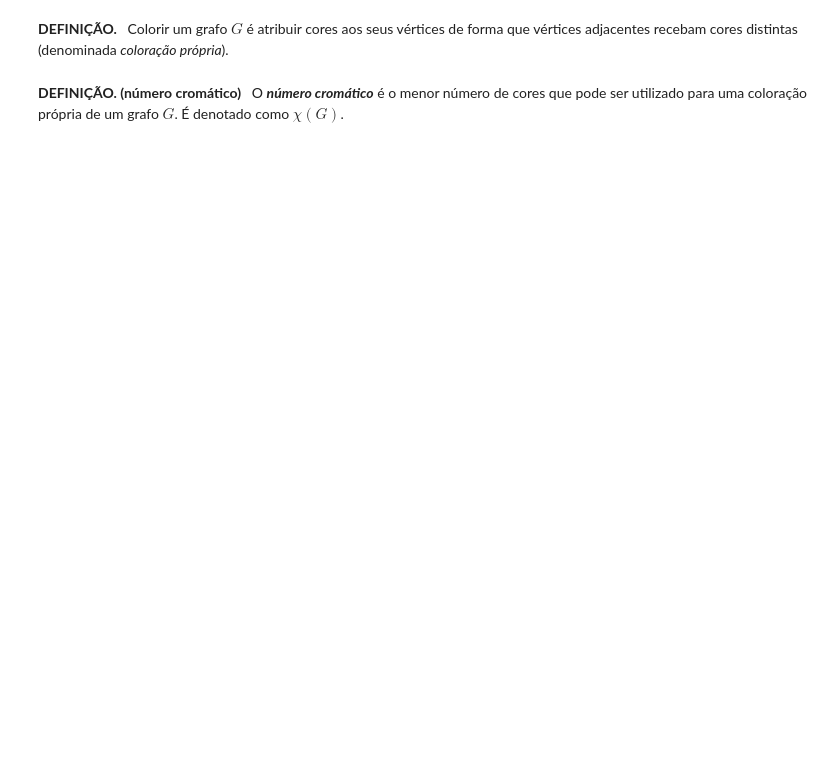
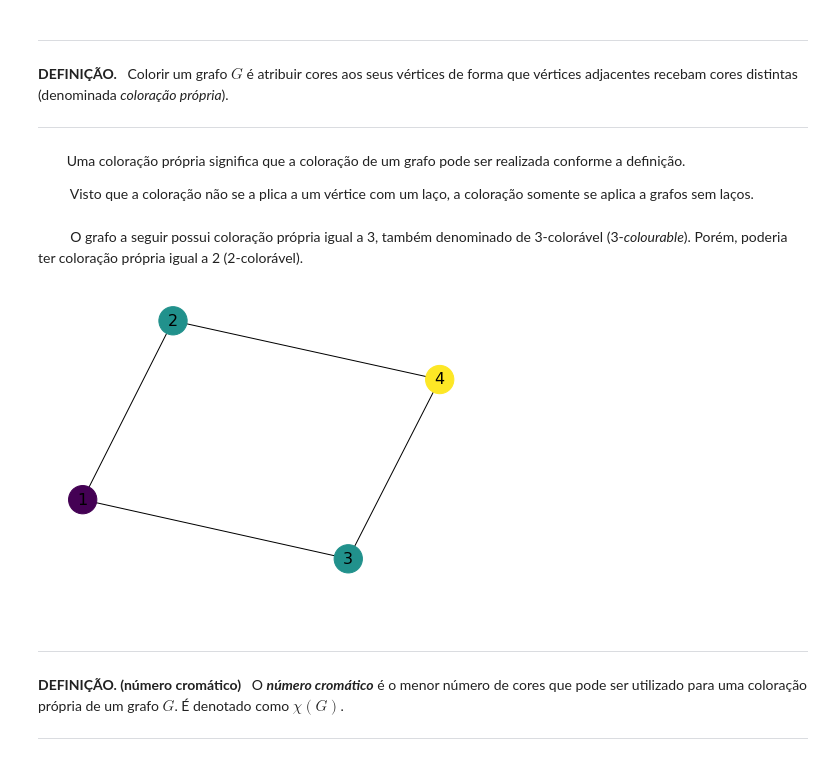
Before and after one commit to eduardo-ono/Teoria-dos-Grafos-e-Aplicacoes, a Jupyter notebook: conteudo-teorico/09-coloração/coloracao.ipynb, the cells around one changed output. Saved outputs shown, nothing was run; the diff lists cells and outputs as text; code cells hidden in the pictures; blank space fills up the shorter version.

```diff
--- a/conteudo-teorico/09-coloração/coloracao.ipynb
+++ b/conteudo-teorico/09-coloração/coloracao.ipynb
@@ -1,7 +7,43 @@
 # %% [markdown]
+<hr>
+
 __DEFINIÇÃO.__ &nbsp;
 Colorir um grafo $G$ é atribuir cores aos seus vértices de forma que vértices adjacentes recebam cores distintas (denominada _coloração própria_).
+
+<hr>
+# %% [markdown]
+&nbsp;&nbsp;&nbsp;&nbsp;&nbsp;&nbsp;&nbsp;&nbsp;Uma coloração própria significa que a coloração de um grafo pode ser realizada conforme a definição.
+
+&nbsp;&nbsp;&nbsp;&nbsp;&nbsp;&nbsp;&nbsp;&nbsp; Visto que a coloração não se a plica a um vértice com um laço, a coloração somente se aplica a grafos sem laços.
+# %% [markdown]
+&nbsp;&nbsp;&nbsp;&nbsp;&nbsp;&nbsp;&nbsp;&nbsp; O grafo a seguir possui coloração própria igual a 3, também denominado de 3-colorável (3-_colourable_). Porém, poderia ter coloração própria igual a 2 (2-colorável).
+# %%
+%matplotlib inline
+
+import networkx as nx
+import matplotlib.pyplot as plt
+import matplotlib.cm as cm
+
+nx_draw_opt = {
+    'node_size': 800,
+    # 'node_color': 'salmon',
+    'font_size': 16,
+    'with_labels': True
+}
+
+E = [(1, 2), (1, 3), (2, 4), (3, 4)]
+G = nx.Graph(E)
+color_map = [1, 2, 2, 3]
+nx.draw(G, node_color=color_map, **nx_draw_opt)
+# %% [output]
+[figure, added]
 # %% [markdown]
+&nbsp;
+
+<hr>
+
 __DEFINIÇÃO. (número cromático)__ &nbsp;
 O __*número cromático*__ é o menor número de cores que pode ser utilizado para uma coloração própria
 de um grafo $G$. É denotado como $\chi(G)$.
+
+<hr>
```
Also changed, not shown: parts of 5 cells of this notebook, 2 other files.
